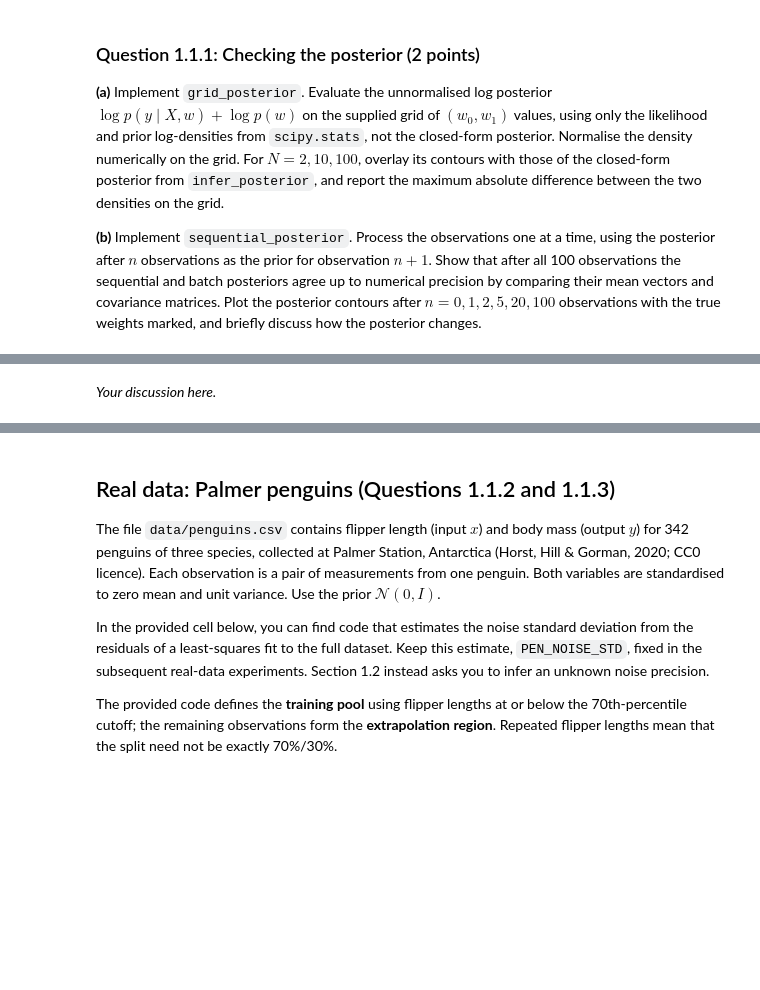
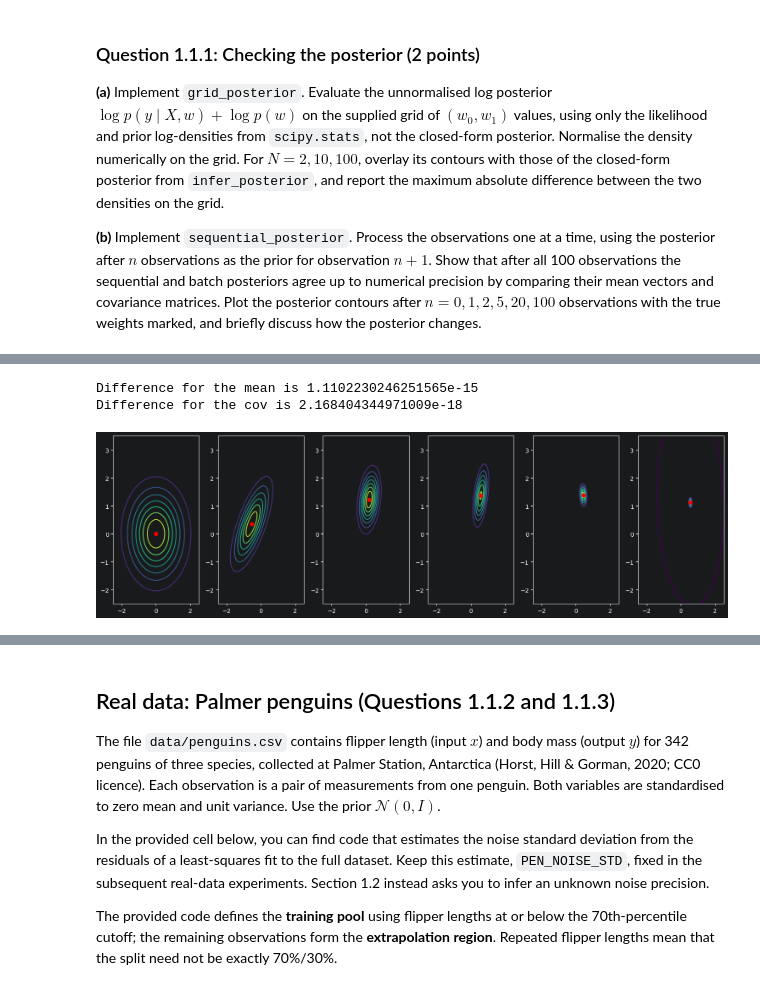
Before and after one commit to mikoleo/Machine-learning-Advanced-Course, a Jupyter notebook: 1E-BLR-HT26.ipynb, the cells around one changed output, grey strips where cells are left out. Saved outputs shown, nothing was run; the diff lists cells and outputs as text; code cells hidden in the pictures; blank space fills up the shorter version.

```diff
--- a/1E-BLR-HT26.ipynb
+++ b/1E-BLR-HT26.ipynb
@@ -133,8 +155,46 @@ plt.show()
 # %%
 def sequential_posterior(X, y, prior_mean, prior_cov, noise_std):
-    # Return means and covs, each of length N+1, including the prior at n=0.
-    raise NotImplementedError("Implement sequential_posterior.")
+    m = prior_mean
+    s = prior_cov
+    n= len(y)
+    d={0: (m,s)}
+    for i in range(1,n+1):
+        temp = np.linalg.inv(s)
+        s = np.linalg.inv(temp + np.outer(X[i-1],  X[i-1])/noise_std**2)
+        m = s @ (temp @ m + (X[i-1] * y[i-1])/noise_std**2)
+        d[i] = (m,s)
+    return d,m,s
+
+X, y = datasets[100]
+
+#Seq
+d,mSeq,sSeq = sequential_posterior(X,y,PRIOR_MEAN,PRIOR_COV,NOISE_STD)
+
+#Batch
+mBatch, sBatch = infer_posterior(X,y,PRIOR_MEAN,PRIOR_COV,NOISE_STD)
+
+# Compare with the batch posterior
+print(f"Difference for the mean is {np.max(np.abs(mBatch-mSeq))} ")
+print(f"Difference for the cov is {np.max(np.abs(sBatch-sSeq))}")
+
+w0_grid = np.linspace(-2.5, 2.5, 401)
+w1_grid = np.linspace(-2.5, 3.5, 401)
+W0, W1 = np.meshgrid(w0_grid, w1_grid, indexing="ij")
+pos = np.dstack([W0, W1])
+
+keep = [0,1,2,5,20,100]
+
+fig, axs = plt.subplots(1, 6, figsize=(15, 4.5))
+for ax, N in zip(axs, keep):
+    m,s = d[N]
+    prior = multivariate_normal(m,s).pdf(pos)
+    ax.contour(W0,W1,prior)
+    ax.plot(m[0],m[1],"ro")
+plt.tight_layout()
+plt.show()
+# %% [output]
+Difference for the mean is 1.1102230246251565e-15
+Difference for the cov is 2.168404344971009e-18
+[figure, added]
 # %%
 # Compare with the batch posterior and plot the posterior after n = 0, 1, 2, 5, 20, 100 points.
-# %% [markdown]
-*Your discussion here.*
```
Also changed, not shown: parts of 14 cells of this notebook, 1 other file.
